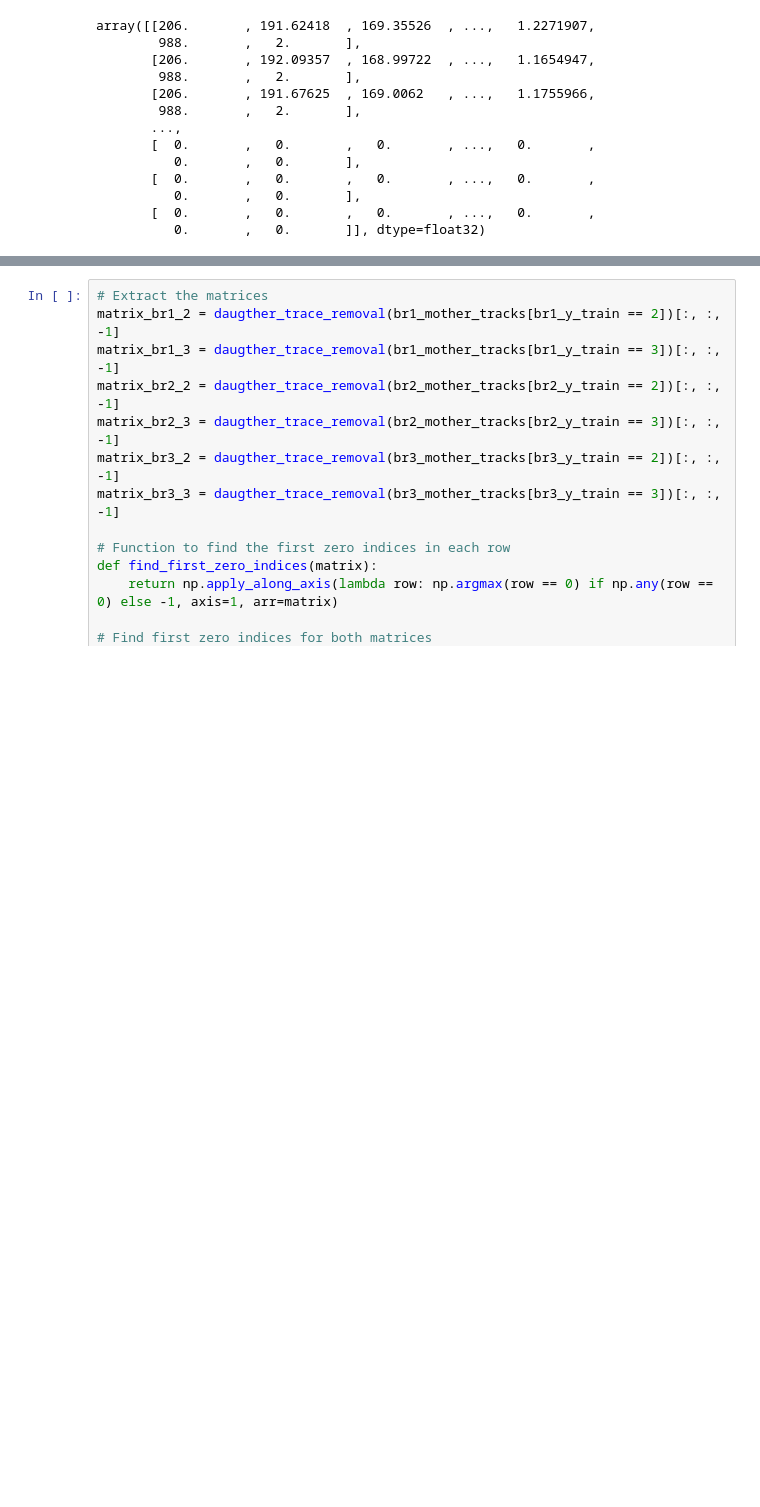
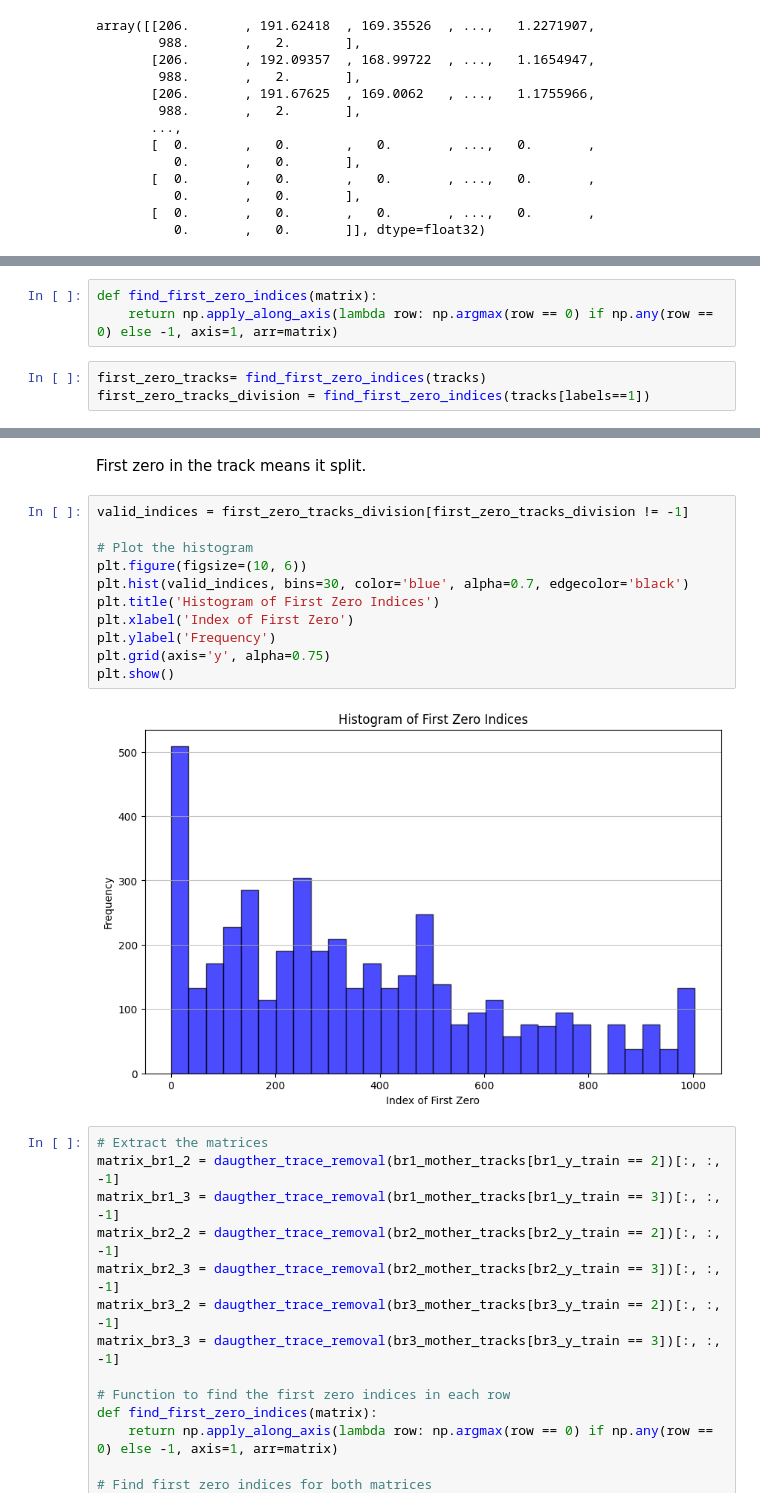
Before and after one commit to ComputationalMicroscopy4CellBio/AI4CellFate, a Jupyter notebook: src/preprocessing/data_preprocessing.ipynb, the cells around one changed output, grey strips where cells are left out. Cells and saved outputs as stored; diff of their text form; blank space fills up the shorter version.

```diff
--- a/src/preprocessing/data_preprocessing.ipynb
+++ b/src/preprocessing/data_preprocessing.ipynb
@@ -955,0 +927,6 @@ array([[206.       , 191.62418  , 169.35526  , ...,   1.2271907,
+# %%
+def find_first_zero_indices(matrix):
+    return np.apply_along_axis(lambda row: np.argmax(row == 0) if np.any(row == 0) else -1, axis=1, arr=matrix)
+# %%
+first_zero_tracks= find_first_zero_indices(tracks)
+first_zero_tracks_division = find_first_zero_indices(tracks[labels==1])
@@ -956,3 +1033,18 @@ array([[206.       , 191.62418  , 169.35526  , ...,   1.2271907,
+# %% [markdown]
+First zero in the track means it split.
+# %%
+valid_indices = first_zero_tracks_division[first_zero_tracks_division != -1]
+
+# Plot the histogram
+plt.figure(figsize=(10, 6))
+plt.hist(valid_indices, bins=30, color='blue', alpha=0.7, edgecolor='black')
+plt.title('Histogram of First Zero Indices')
+plt.xlabel('Index of First Zero')
+plt.ylabel('Frequency')
+plt.grid(axis='y', alpha=0.75)
+plt.show()
+# %% [output]
+[figure, added]
 # %%
 # Extract the matrices
 matrix_br1_2 = daugther_trace_removal(br1_mother_tracks[br1_y_train == 2])[:, :, -1]
```
Also changed, not shown: parts of 16 cells of this notebook.
